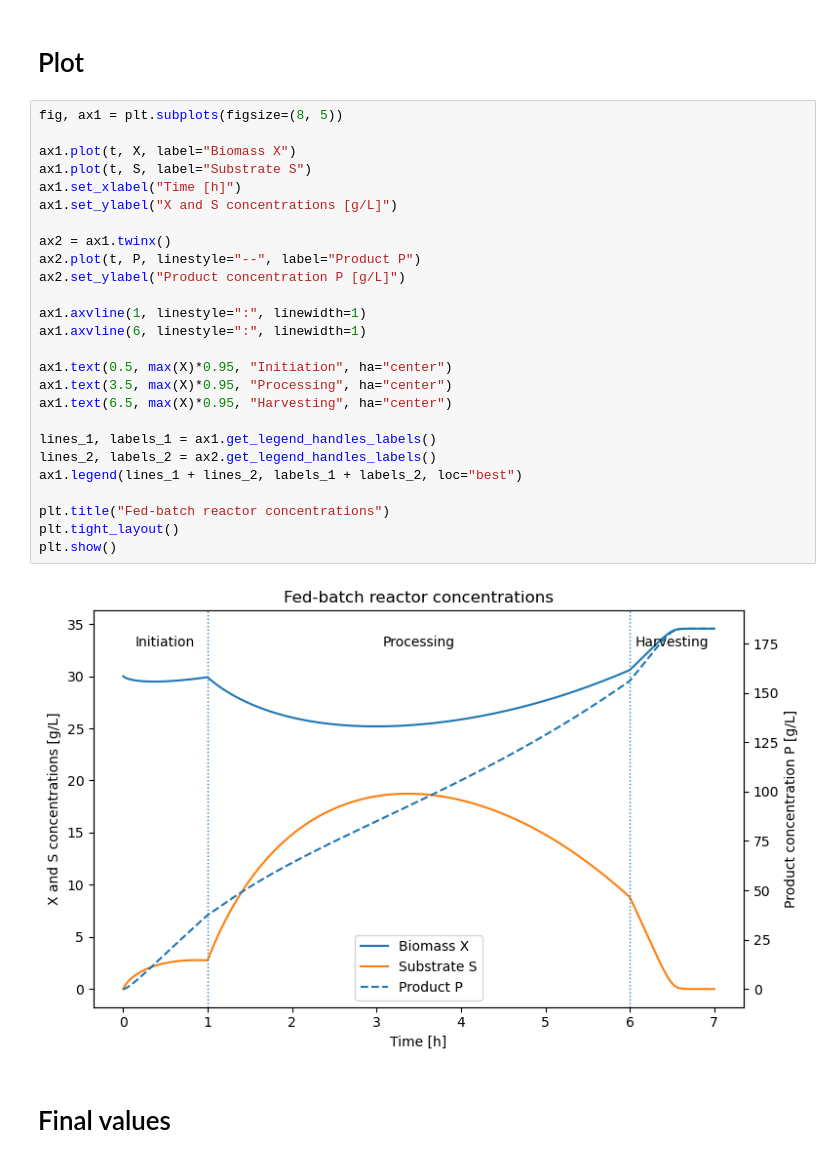
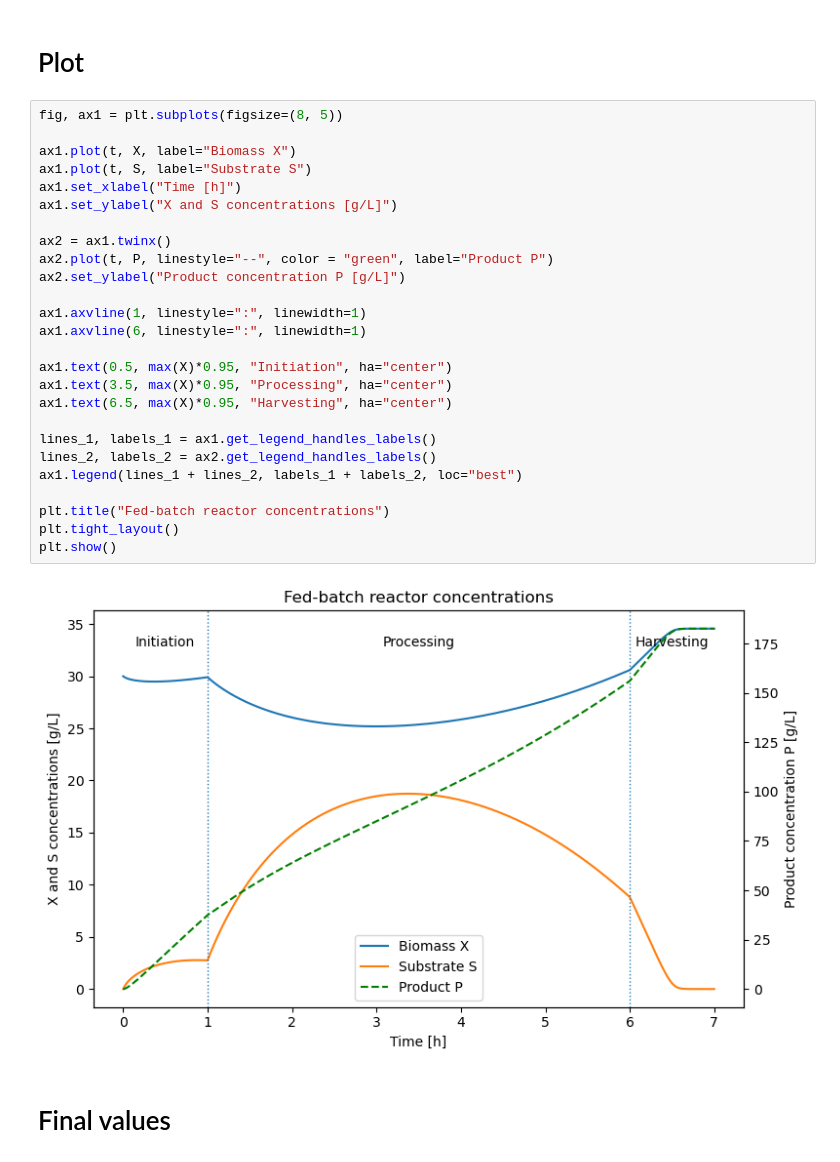
Before and after one commit to Noah-Paga/Bioreactor-mod-simulation, a Jupyter notebook: Project_4/Ex_1.ipynb, the cells around one changed output. Drawn from its saved outputs; the diff is of its cells as text.

```diff
--- a/Project_4/Ex_1.ipynb
+++ b/Project_4/Ex_1.ipynb
@@ -85,31 +85,31 @@ P = NP / V
 # %%
 fig, ax1 = plt.subplots(figsize=(8, 5))
 
 ax1.plot(t, X, label="Biomass X")
 ax1.plot(t, S, label="Substrate S")
 ax1.set_xlabel("Time [h]")
 ax1.set_ylabel("X and S concentrations [g/L]")
 
 ax2 = ax1.twinx()
-ax2.plot(t, P, linestyle="--", label="Product P")
+ax2.plot(t, P, linestyle="--", color = "green", label="Product P")
 ax2.set_ylabel("Product concentration P [g/L]")
 
 ax1.axvline(1, linestyle=":", linewidth=1)
 ax1.axvline(6, linestyle=":", linewidth=1)
 
 ax1.text(0.5, max(X)*0.95, "Initiation", ha="center")
 ax1.text(3.5, max(X)*0.95, "Processing", ha="center")
 ax1.text(6.5, max(X)*0.95, "Harvesting", ha="center")
 
 lines_1, labels_1 = ax1.get_legend_handles_labels()
 lines_2, labels_2 = ax2.get_legend_handles_labels()
 ax1.legend(lines_1 + lines_2, labels_1 + labels_2, loc="best")
 
 plt.title("Fed-batch reactor concentrations")
 plt.tight_layout()
 plt.show()
 # %% [output]
-[figure, old version]
+[figure, new version]
 # %% [markdown]
 # Final values
 # %%
```
